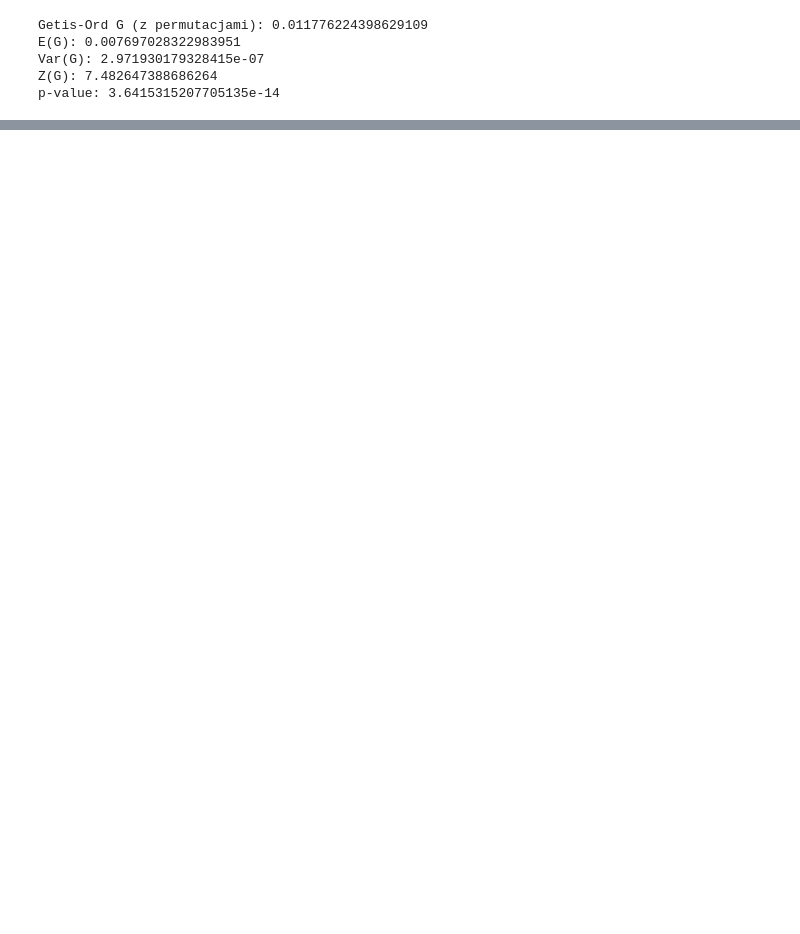
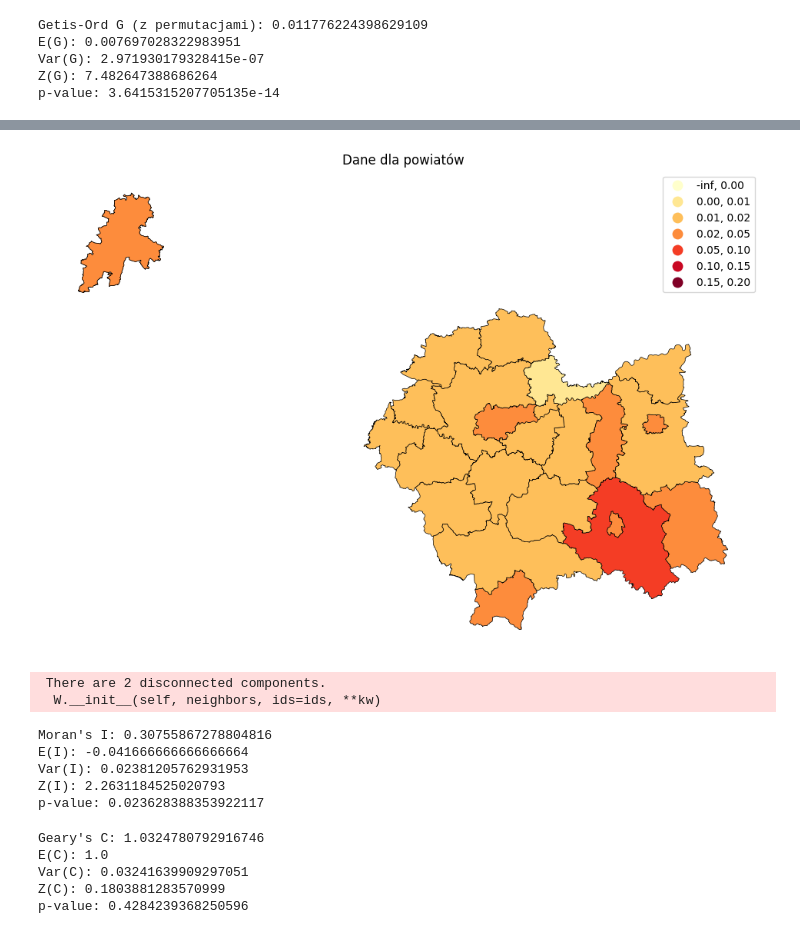
Before and after one commit to Psylo1226/Spatial-econometrics, a Jupyter notebook: Projekt_2/Projekt_2.ipynb, the cells around one changed output, grey strips where cells are left out. Cells and saved outputs as stored; diff of their text form; code cells hidden in the pictures; blank space fills up the shorter version.

```diff
--- a/Projekt_2/Projekt_2.ipynb
+++ b/Projekt_2/Projekt_2.ipynb
@@ -761,0 +806,7 @@ p-value: 3.6415315207705135e-14
+# %%
+pow_mal['JPT_NAZWA_'] = pow_mal['JPT_NAZWA_'].str.strip()
+ludnosc_pow['JPT_NAZWA_'] = ludnosc_pow['JPT_NAZWA_'].str.strip()
+# %%
+merged_df_mal = pow_mal.merge(ludnosc_pow, on='JPT_NAZWA_')
+# %%
+merged_df_mal['Przestępstwa_średnia_powiaty'] = (merged_df_mal['Przestępstwa_powiaty'] / merged_df_mal['Ludnosc_powiaty'])
@@ -761,0 +833,3 @@ p-value: 3.6415315207705135e-14
+# %%
+pow_mal = merged_df_mal[merged_df_mal['Województwo'] == 'małopolskie'][['JPT_NAZWA_', 'Województwo', 'Przestępstwa_średnia_powiaty']]
+print(pow_mal)
@@ -761,0 +874,63 @@ p-value: 3.6415315207705135e-14
+# %%
+merged_pow_mal = pow_mal_m.merge(pow_mal, on='JPT_NAZWA_')
+
+
+bins = [0, 0.01, 0.02, 0.05, 0.1, 0.15, 0.2]  # Przedziały wartości
+
+# Dodanie kolumny z kategoryzacją danych
+merged_pow_mal['Kategoria'] = np.digitize(
+    merged_pow_mal['Przestępstwa_średnia_powiaty'], bins
+)
+
+# Tworzenie mapy z nową skalą
+fig, ax = plt.subplots(1, 1, figsize=(12, 10))
+merged_pow_mal.plot(
+    column='Przestępstwa_średnia_powiaty',
+    cmap='YlOrRd',  # Paleta kolorów
+    linewidth=0.5,
+    edgecolor='black',
+    legend=True,
+    scheme='UserDefined',  # Użycie własnych przedziałów
+    classification_kwds={'bins': bins},  # Określenie przedziałów
+    ax=ax
+)
+ax.set_axis_off()
+plt.title('Dane dla powiatów')
+plt.show()
+# %% [output]
+[figure, added]
+# %%
+data_column = 'Przestępstwa_średnia_powiaty'
+
+w = weights.Queen.from_dataframe(merged_pow_mal)
+w.transform = 'r'
+# %% [output]
+ There are 2 disconnected components.
+  W.__init__(self, neighbors, ids=ids, **kw)
+# %%
+y = merged_pow_mal[data_column]
+moran_pow = Moran(y, w)
+print("Moran's I:", moran_pow.I)           # Wartość statystyki Moran's I
+print("E(I):", moran_pow.EI)               # Wartość oczekiwana E(I)
+print("Var(I):", moran_pow.VI_norm)         # Wariancja Var(I)
+print("Z(I):", moran_pow.z_norm)            # Statystyka Z(I)
+print("p-value:", moran_pow.p_norm)         # Wartość p
+# %% [output]
+Moran's I: 0.30755867278804816
+E(I): -0.041666666666666664
+Var(I): 0.02381205762931953
+Z(I): 2.2631184525020793
+p-value: 0.023628388353922117
+# %%
+geary_pow = Geary(y, w)
+print("Geary's C:", geary_pow.C)
+print("E(C):", geary_pow.EC)
+print("Var(C):", geary_pow.VC_norm)
+print("Z(C):", geary_pow.z_norm)
+print("p-value:", geary_pow.p_norm)
+# %% [output]
+Geary's C: 1.0324780792916746
+E(C): 1.0
+Var(C): 0.03241639909297051
+Z(C): 0.1803881283570999
+p-value: 0.4284239368250596
```
Also changed, not shown: parts of 96 cells of this notebook, 3 other files.
